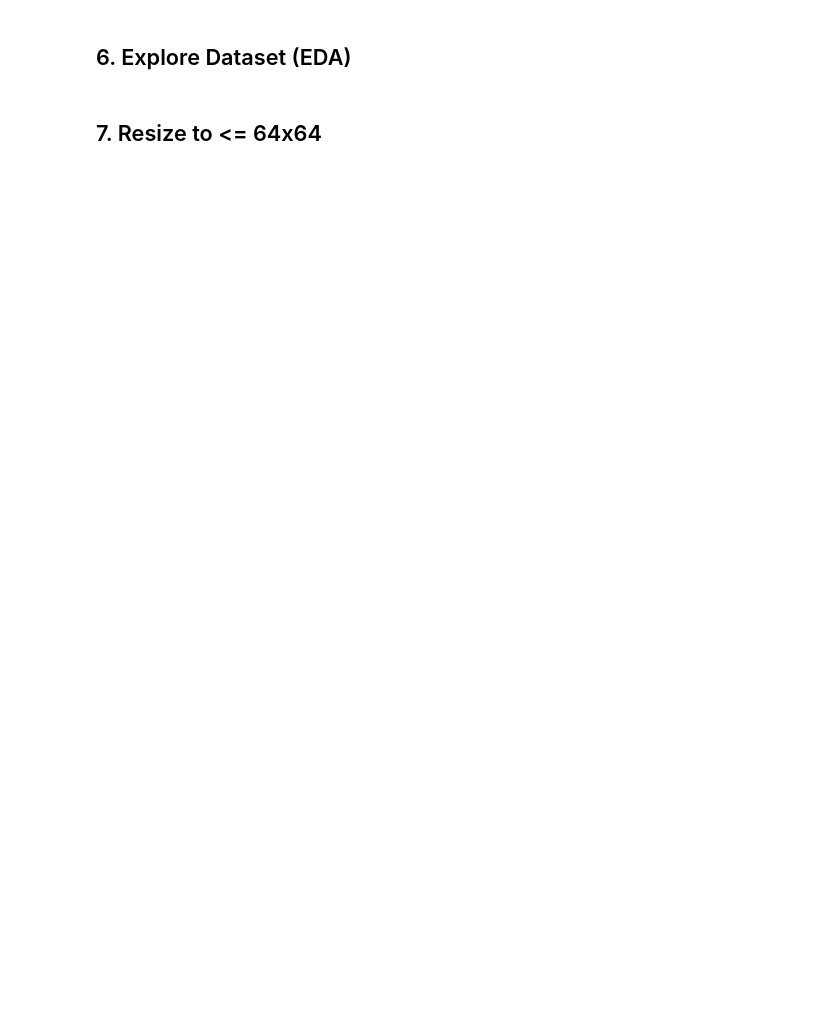
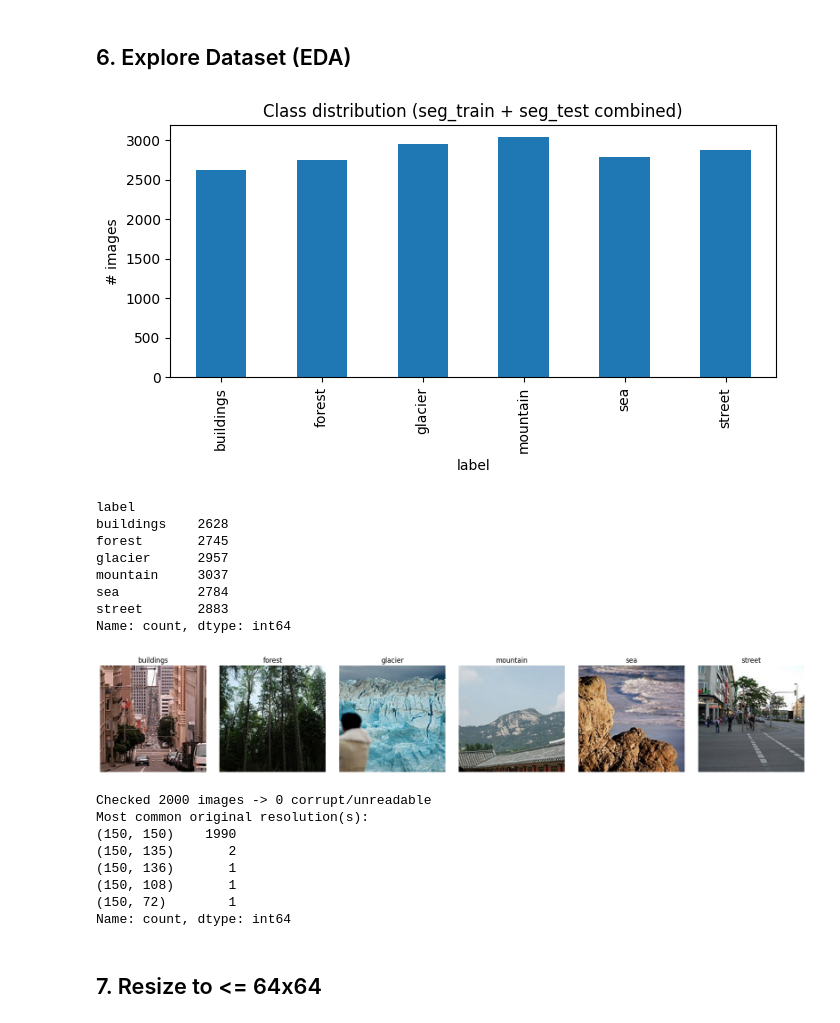
Before and after one commit to ChamoDa01/EN3150-A03-Resource-Constrained-CNN, a Jupyter notebook: notebooks/01_data_preparation.ipynb, the cells around one changed output. Saved outputs shown, nothing was run; the diff lists cells and outputs as text; code cells hidden in the pictures; blank space fills up the shorter version.

```diff
--- a/notebooks/01_data_preparation.ipynb
+++ b/notebooks/01_data_preparation.ipynb
@@ -56,8 +211,60 @@ TODO: dataset lives on the shared Google Drive (not downloaded to individual PCs
 # %% [markdown]
 ## 6. Explore Dataset (EDA)
 # %%
-# TODO: inspect class distribution (bar chart), show sample images per class,
-# check for corrupt/duplicate files, and note original image resolution.
+# --- Class distribution ---
+class_counts = raw_df["label"].value_counts().reindex(CONFIG["class_names"])
+ax = class_counts.plot(kind="bar", figsize=(7, 4), title="Class distribution (seg_train + seg_test combined)")
+ax.set_ylabel("# images")
+plt.tight_layout()
+plt.show()
+print(class_counts)
+
+# --- Sample image per class ---
+fig, axes = plt.subplots(1, CONFIG["num_classes"], figsize=(3 * CONFIG["num_classes"], 3))
+for ax, class_name in zip(axes, CONFIG["class_names"]):
+    sample_fp = raw_df.loc[raw_df["label"] == class_name, "filepath"].iloc[0]
+    ax.imshow(Image.open(sample_fp))
+    ax.set_title(class_name)
+    ax.axis("off")
+plt.tight_layout()
+plt.show()
+
+# --- Corrupt-file check + original resolution survey (subsample for speed;
+#     the resize step in Section 7 does a full, exhaustive pass and drops
+#     anything unreadable) ---
+sample_df = raw_df.sample(n=min(2000, len(raw_df)), random_state=SEED)
+sizes, corrupt = [], []
+for fp in sample_df["filepath"]:
+    try:
+        with Image.open(fp) as img:
+            img.verify()
+        with Image.open(fp) as img:
+            sizes.append(img.size)
+    except Exception:
+        corrupt.append(fp)
+
+print(f"Checked {len(sample_df)} images -> {len(corrupt)} corrupt/unreadable")
+print("Most common original resolution(s):")
+print(pd.Series(sizes).value_counts().head())
+# %% [output]
+[figure, added]
+label
+buildings    2628
+forest       2745
+glacier      2957
+mountain     3037
+sea          2784
+street       2883
+Name: count, dtype: int64
+[figure, added]
+Checked 2000 images -> 0 corrupt/unreadable
+Most common original resolution(s):
+(150, 150)    1990
+(150, 135)       2
+(150, 136)       1
+(150, 108)       1
+(150, 72)        1
+Name: count, dtype: int64
 # %% [markdown]
 ## 7. Resize to <= 64x64
 # %%
```
Also changed, not shown: parts of 18 cells of this notebook, 2 other files.
